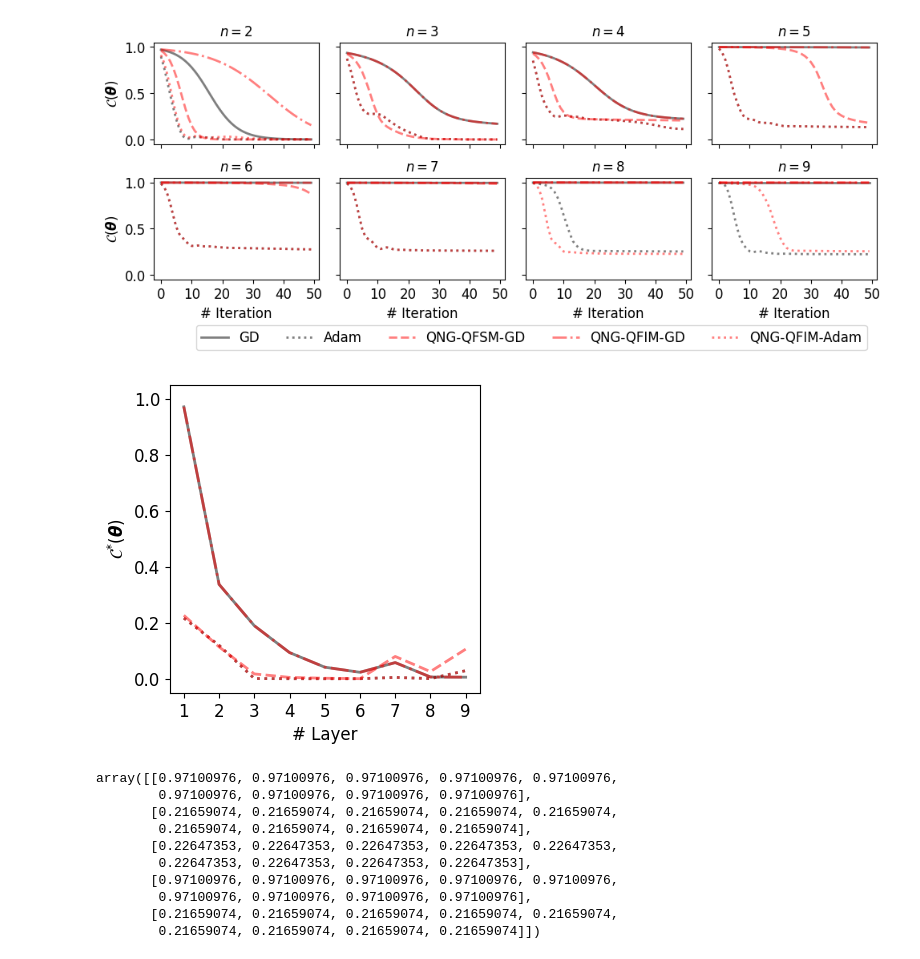
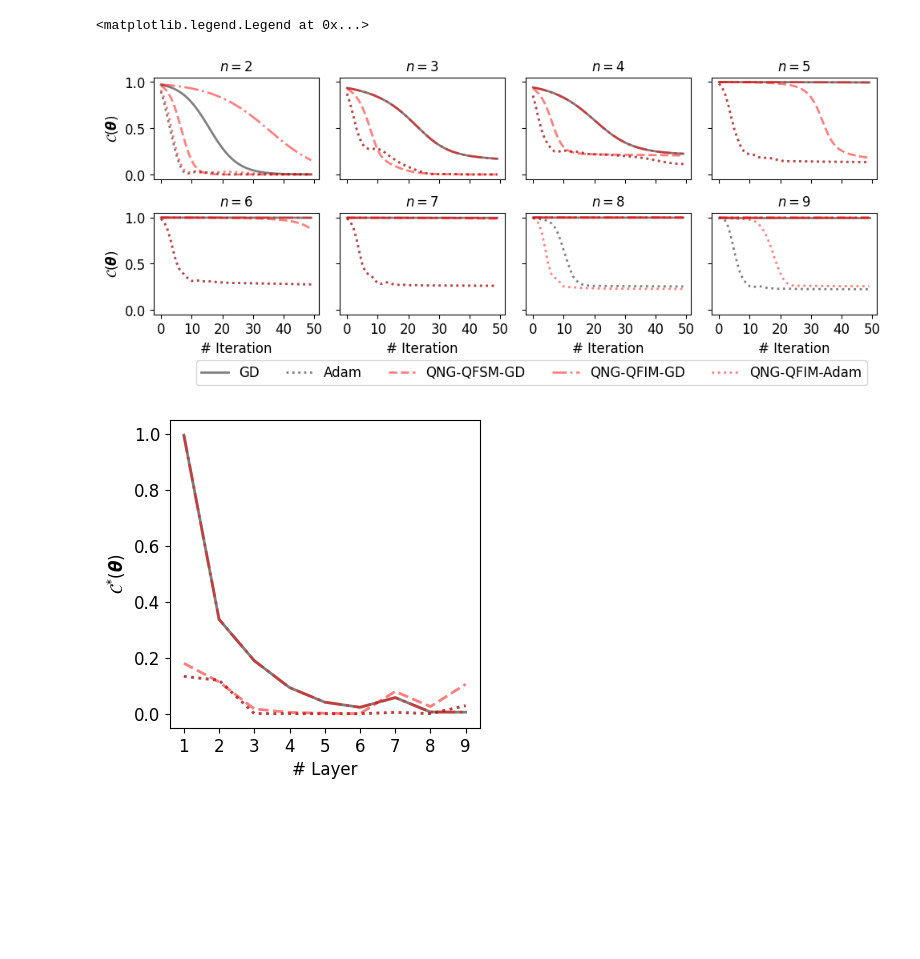
Before and after one commit to NAIST-Archlab/QNG-Benchmark, a Jupyter notebook: plot_loss.ipynb, the cells around one changed output. Cells and saved outputs as stored; diff of their text form; code cells hidden in the pictures; blank space fills up the shorter version.

Commit message:
Update script for zxz layer

```diff
--- a/plot_loss.ipynb
+++ b/plot_loss.ipynb
@@ -9,7 +9,7 @@ j = 0
 for num_qubit in range(2,10):
     row = j // 4
     col = j % 4
-    loss = np.loadtxt(f"./data/loss_values/loss_basic_values_{num_qubit}.txt")
+    loss = np.loadtxt(f"./data/loss/loss_{num_qubit}qubit_1layer_g2gn.txt")
     for i in range(len(labels)):
         axs[row, col].plot(loss[i], linewidth = 2, color = colors[i], linestyle = line_styles[i], label = labels[i], alpha = 0.5)
     axs[row, col].set_title(rf"$n={num_qubit}$", fontsize = 12)
@@ -28,39 +28,27 @@ for num_qubit in range(2,10):
     j += 1
 plt.tight_layout()
 plt.legend(ncol = 5, loc = 'upper center', bbox_to_anchor = (-1.09, -0.38), fontsize = 12)
-plt.savefig("./data/images/loss_basic_1.svg", bbox_inches='tight')
+#plt.savefig("./data/images/loss_basic_1.svg", bbox_inches='tight')
 # %% [output]
+<matplotlib.legend.Legend at 0x...>
 [figure]
 # %%
 fig, axs = plt.subplots(nrows = 1, ncols = 1, figsize=(4, 4))
 losss = np.zeros((5, 9))
 for num_layer in range(1, 10):
-    loss = np.loadtxt(f"./data/layers_5qubit/loss_{num_layer}.txt")
+    loss = np.loadtxt(f"./data/loss/loss_5qubit_{num_layer}layer_g2gn.txt")
     for i in range(len(labels)):
         losss[i][num_layer-1] = loss[i][-1]
 
 for i, optimizer in enumerate(labels):
     axs.plot(list(range(1,10)), losss[i][:], linewidth = 2, color = colors[i], linestyle = line_styles[i], label = labels[i], alpha = 0.5)
 
     axs.set_xticks(list(range(1, 10)))
     axs.tick_params(axis='x', labelsize=12)
     axs.tick_params(axis='y', labelsize=12)
     axs.set_xlabel("# Layer", fontsize = 12)
     axs.set_ylabel(r"$\mathcal{C}^{*}(\boldsymbol{\theta})$", fontsize = 12)
     axs.set_ylim(-0.05, 1.05)
-plt.savefig("./data/images/loss_basic_2.svg", bbox_inches='tight')
+#plt.savefig("./data/images/loss_basic_2.svg", bbox_inches='tight')
 # %% [output]
-[figure, old version]
+[figure, new version]
-# %%
-losss
-# %% [output]
-array([[0.97100976, 0.97100976, 0.97100976, 0.97100976, 0.97100976,
-        0.97100976, 0.97100976, 0.97100976, 0.97100976],
-       [0.21659074, 0.21659074, 0.21659074, 0.21659074, 0.21659074,
-        0.21659074, 0.21659074, 0.21659074, 0.21659074],
-       [0.22647353, 0.22647353, 0.22647353, 0.22647353, 0.22647353,
-        0.22647353, 0.22647353, 0.22647353, 0.22647353],
-       [0.97100976, 0.97100976, 0.97100976, 0.97100976, 0.97100976,
-        0.97100976, 0.97100976, 0.97100976, 0.97100976],
-       [0.21659074, 0.21659074, 0.21659074, 0.21659074, 0.21659074,
-        0.21659074, 0.21659074, 0.21659074, 0.21659074]])
```
Also changed, not shown: 33 other files.
